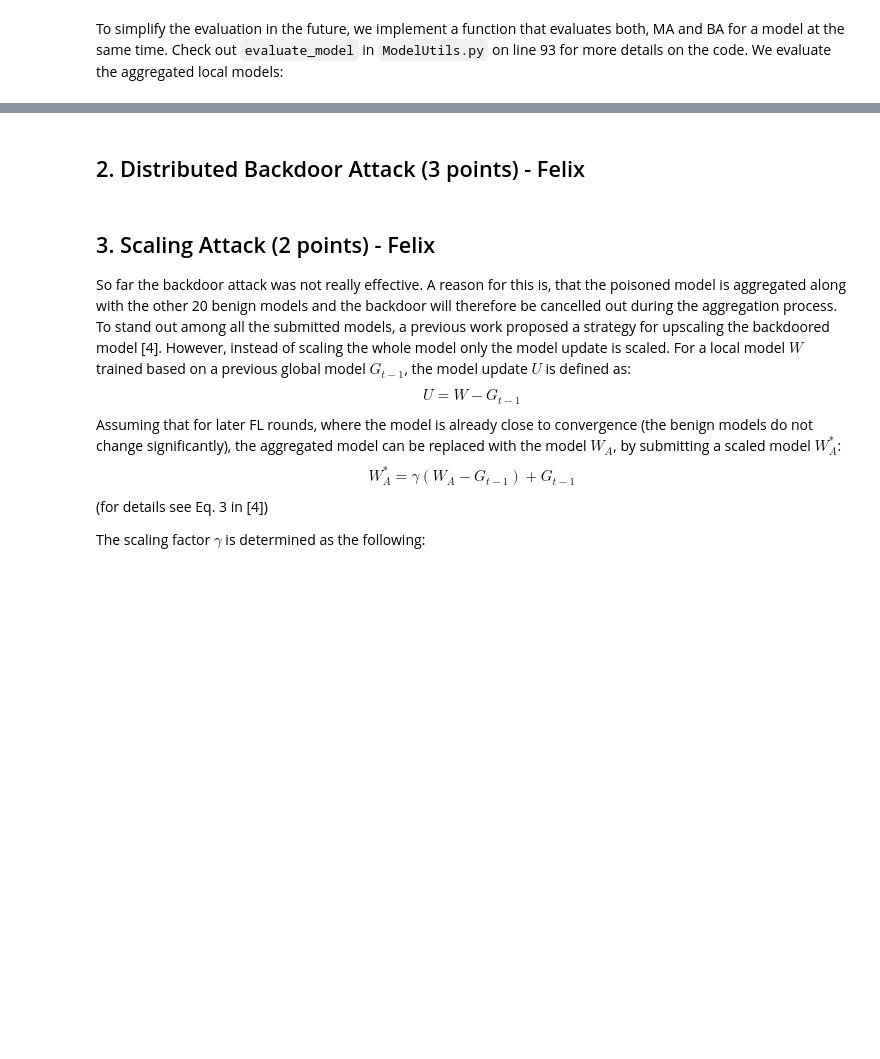
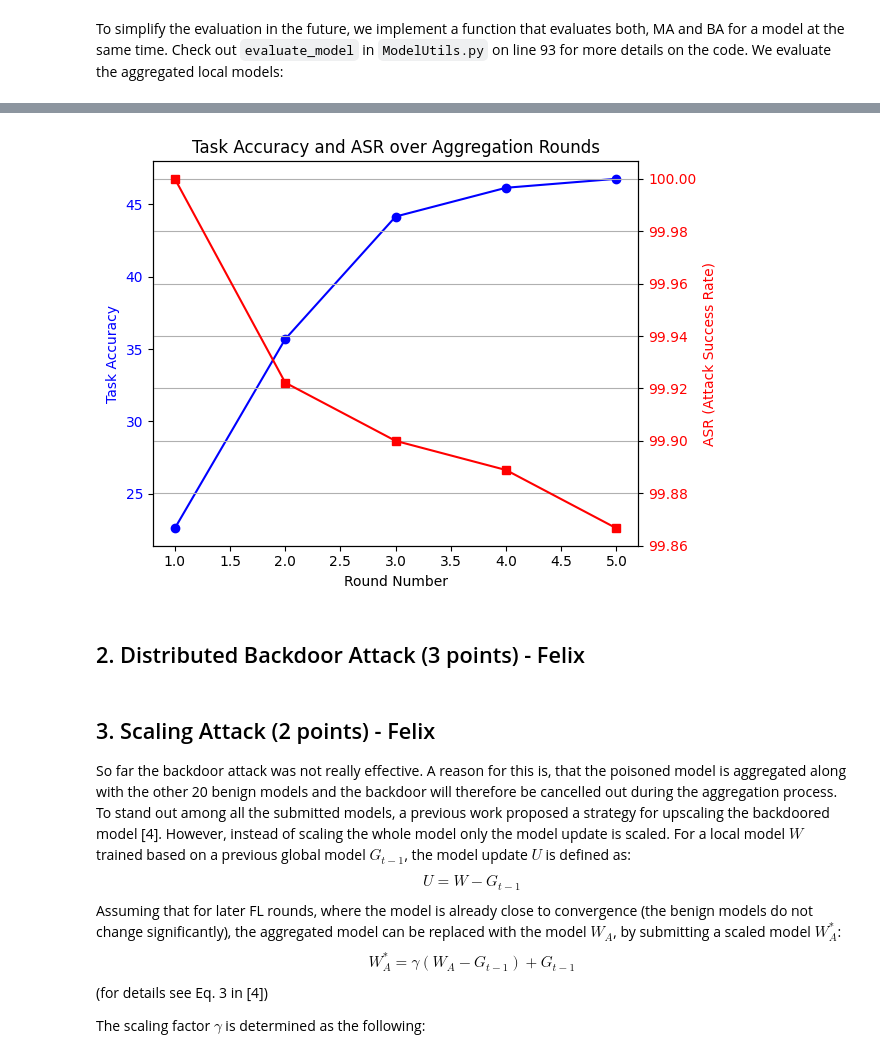
Before and after one commit to aschroede/SPML, a Jupyter notebook: Homework/Homework3/Homework3.ipynb, the cells around one changed output, grey strips where cells are left out. Drawn from its saved outputs; the diff is of its cells as text; code cells hidden in the pictures; blank space fills up the shorter version.

```diff
--- a/Homework/Homework3/Homework3.ipynb
+++ b/Homework/Homework3/Homework3.ipynb
@@ -647,3 +812,40 @@ evaluate_model(aggregated_model, name='Aggregated Model', test_data=test_data, b
+# %%
+# Plotting code from ChatGPT
+import matplotlib.pyplot as plt
+
+# Example data: [(accuracy, ASR), ...]
+def plot_results(aggregation_round_stats):
+    results = aggregation_round_stats
+
+    # Separate values
+    rounds = list(range(1, len(results) + 1))
+    accuracy_values = [x[0] for x in results]
+    asr_values = [x[1] for x in results]
+
+    # Create figure and axis
+    fig, ax1 = plt.subplots()
+
+    # Plot accuracy (left y-axis)
+    ax1.plot(rounds, accuracy_values, 'b-o', label='Task Accuracy')
+    ax1.set_xlabel('Round Number')
+    ax1.set_ylabel('Task Accuracy', color='b')
+    ax1.tick_params(axis='y', labelcolor='b')
+
+    # Create second y-axis for ASR
+    ax2 = ax1.twinx()
+    ax2.plot(rounds, asr_values, 'r-s', label='ASR')
+    ax2.set_ylabel('ASR (Attack Success Rate)', color='r')
+    ax2.tick_params(axis='y', labelcolor='r')
+
+    # Title and layout
+    plt.title('Task Accuracy and ASR over Aggregation Rounds')
+    fig.tight_layout()
+    plt.grid(True)
+    plt.show()
+
+plot_results(aggregation_round_stats)
+# %% [output]
+[figure, added]
 # %% [markdown]
 ## 2. Distributed Backdoor Attack (3 points) - Felix
 # %% [markdown]
```
Also changed, not shown: parts of 20 cells of this notebook.
